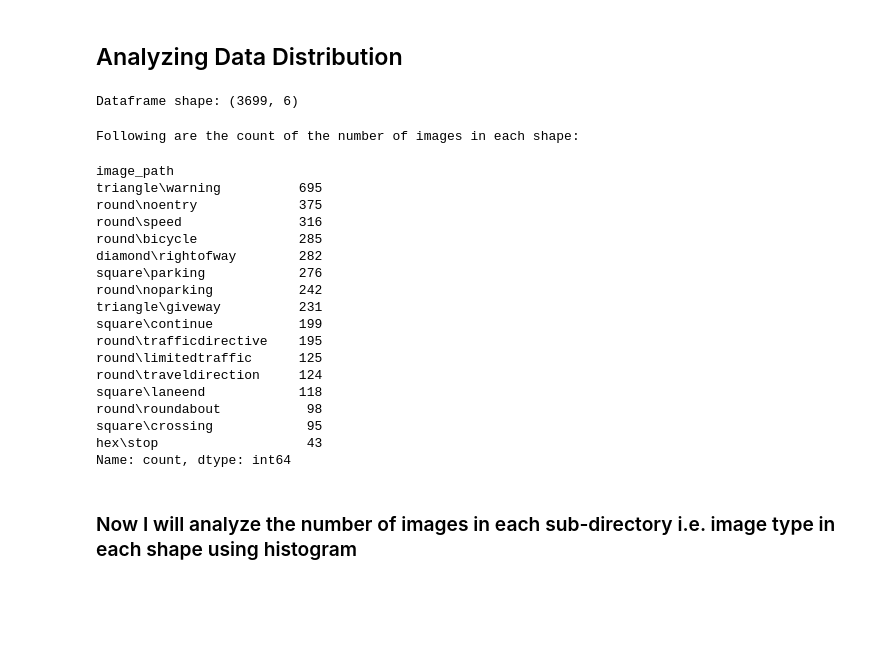
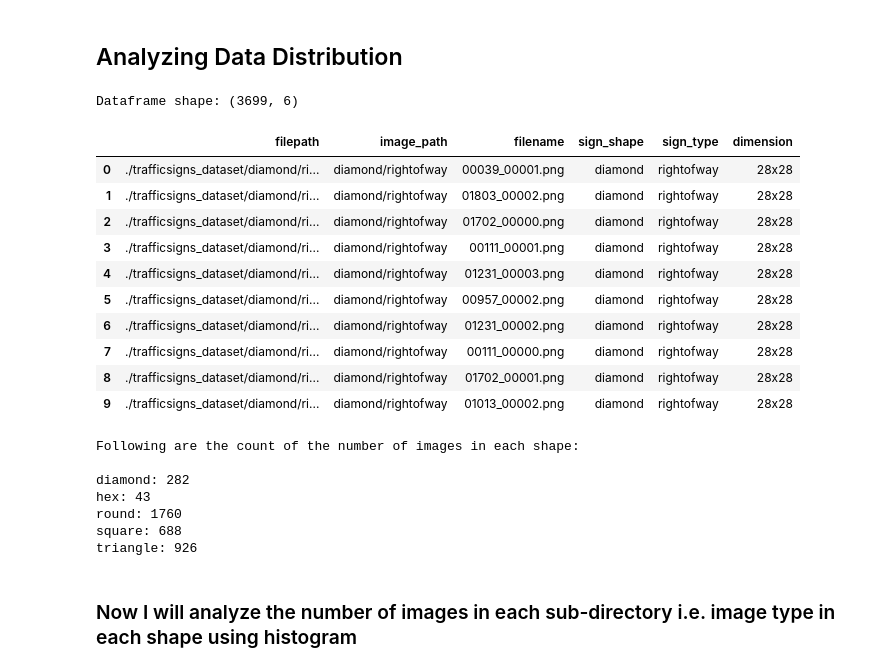
Before and after one commit to ayushpatel2002/Image-Classification-CNN, a Jupyter notebook: s3891013_s3769980.ipynb, the cells around one changed output. Saved outputs shown, nothing was run; the diff lists cells and outputs as text; code cells hidden in the pictures; blank space fills up the shorter version.

```diff
--- a/s3891013_s3769980.ipynb
+++ b/s3891013_s3769980.ipynb
@@ -32,51 +32,56 @@ tf.__version__
 # %%
 image_list = []
 base_dir = 'trafficsigns_dataset'
 
 # Loop through each directory and append only images to image_list
 for filepath in glob.glob(os.path.join(base_dir, '*', '*', '*.png')):
     filename = os.path.basename(filepath)
     sign_type = os.path.basename(os.path.dirname(filepath))
     sign_shape = os.path.basename(os.path.dirname(os.path.dirname(filepath)))
     image_path = os.path.join(sign_shape, sign_type)
 
     img = Image.open(filepath)
 
     image_list.append(('./' + filepath, image_path, filename, sign_shape, sign_type, f"{img.width}x{img.height}"))
     img.close()
 
 # create dataframe
 data = pd.DataFrame(data=image_list, columns=['filepath', 'image_path', 'filename' ,'sign_shape' ,'sign_type', 'dimension'])
 
+
+print("Dataframe shape: {}".format(data.shape))
 # Preview dataframe
-data.head(10)
-print("Dataframe shape: {}".format(data.shape))
+(data.head(10))
 # %% [output]
 Dataframe shape: (3699, 6)
+|  | filepath | image_path | filename | sign_shape | sign_type | dimension |
+| 0 | ./trafficsigns_dataset/diamond/ri... | diamond/rightofway | 00039_00001.png | diamond | rightofway | 28x28 |
+| 1 | ./trafficsigns_dataset/diamond/ri... | diamond/rightofway | 01803_00002.png | diamond | rightofway | 28x28 |
+| 2 | ./trafficsigns_dataset/diamond/ri... | diamond/rightofway | 01702_00000.png | diamond | rightofway | 28x28 |
+| 3 | ./trafficsigns_dataset/diamond/ri... | diamond/rightofway | 00111_00001.png | diamond | rightofway | 28x28 |
+| 4 | ./trafficsigns_dataset/diamond/ri... | diamond/rightofway | 01231_00003.png | diamond | rightofway | 28x28 |
+| 5 | ./trafficsigns_dataset/diamond/ri... | diamond/rightofway | 00957_00002.png | diamond | rightofway | 28x28 |
+| 6 | ./trafficsigns_dataset/diamond/ri... | diamond/rightofway | 01231_00002.png | diamond | rightofway | 28x28 |
+| 7 | ./trafficsigns_dataset/diamond/ri... | diamond/rightofway | 00111_00000.png | diamond | rightofway | 28x28 |
+| 8 | ./trafficsigns_dataset/diamond/ri... | diamond/rightofway | 01702_00001.png | diamond | rightofway | 28x28 |
+| 9 | ./trafficsigns_dataset/diamond/ri... | diamond/rightofway | 01013_00002.png | diamond | rightofway | 28x28 |
 # %%
 # Output the result.
+# Summing the number of images for each shape
+shape_counts = data['image_path'].groupby(data['sign_shape']).value_counts().groupby(level=0).sum()
+
+# Displaying the result
 print("Following are the count of the number of images in each shape: \n")
-data['image_path'].value_counts()
+for shape, count in shape_counts.items():
+    print(f"{shape}: {count}")
 # %% [output]
 Following are the count of the number of images in each shape:
+
+diamond: 282
+hex: 43
+round: 1760
+square: 688
+triangle: 926
-image_path
-triangle\warning          695
-round\noentry             375
-round\speed               316
-round\bicycle             285
-diamond\rightofway        282
-square\parking            276
-round\noparking           242
-triangle\giveway          231
-square\continue           199
-round\trafficdirective    195
-round\limitedtraffic      125
-round\traveldirection     124
-square\laneend            118
-round\roundabout           98
-square\crossing            95
-hex\stop                   43
-Name: count, dtype: int64
 # %% [markdown]
 ### Now I will analyze the number of images in each sub-directory i.e. image type in each shape using histogram
 # %%
```
Also changed, not shown: parts of 84 cells of this notebook, 6 other files.
